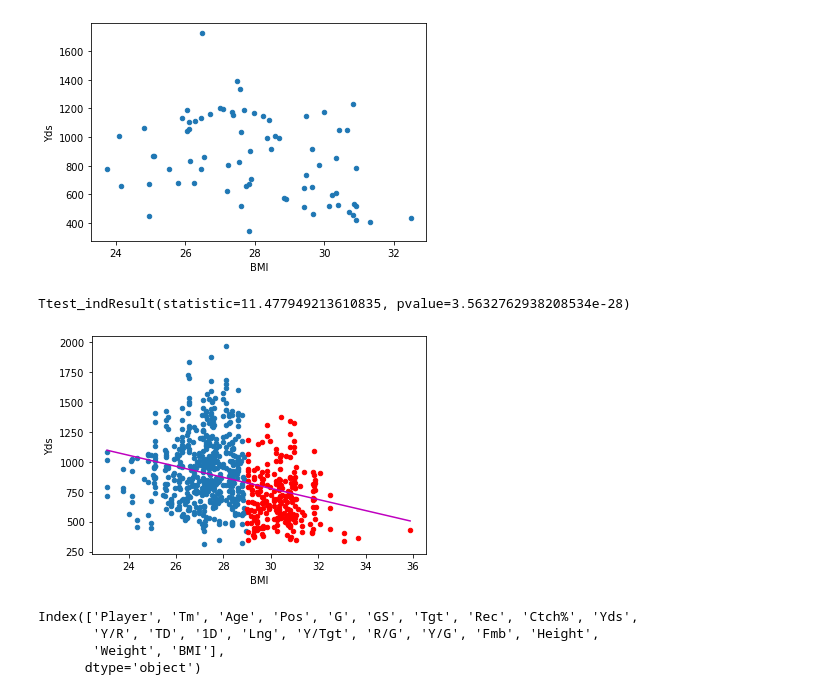
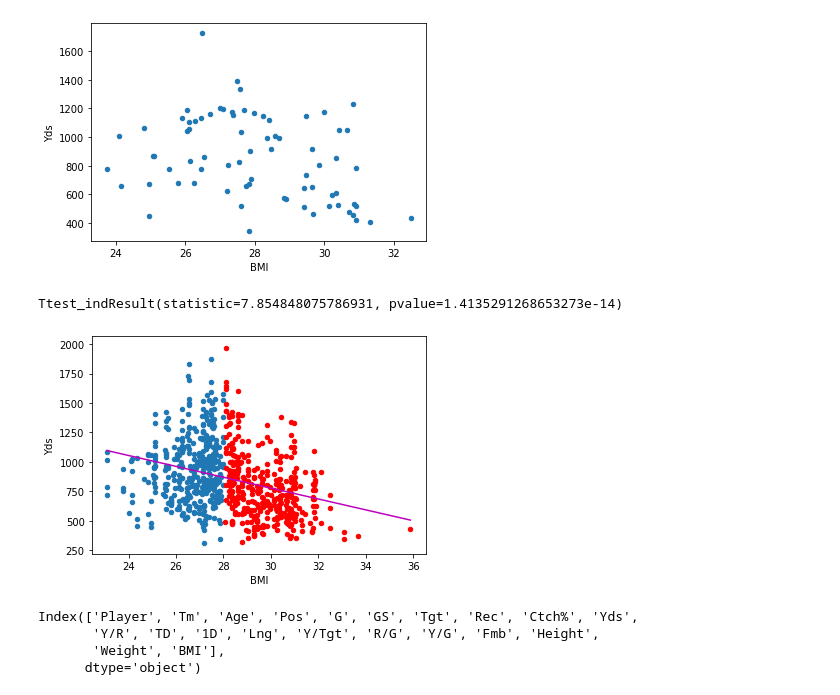
Before and after one commit to shaikh23/Nfl-Analysis, a Jupyter notebook: EDA_receiving_2.ipynb, the cells around one changed output. Saved outputs shown, nothing was run; the diff lists cells and outputs as text; code cells hidden in the pictures.

```diff
--- a/EDA_receiving_2.ipynb
+++ b/EDA_receiving_2.ipynb
@@ -202,19 +208,19 @@ receiving_2019.plot.scatter('BMI', 'Yds')
 [figure]
 # %%
 #past_decade.plot.scatter('BMI','Yds')
-cutoff = 29
+cutoff = 28
 ax = past_decade[past_decade.BMI<=cutoff].plot.scatter('BMI', 'Yds')
 past_decade[past_decade.BMI>cutoff].plot.scatter('BMI', 'Yds',ax=ax, c='r')
 m, b, _,_,_=stats.linregress(past_decade.BMI,past_decade.Yds)
 x=numpy.linspace(past_decade.BMI.min(),past_decade.BMI.max(),2)
 y=m*x +b
 ax.plot(x,y,c='m')
 low_bmi  = past_decade[past_decade.BMI<=cutoff]
 high_bmi = past_decade[past_decade.BMI>cutoff]
 stats.ttest_ind(low_bmi.Yds, high_bmi.Yds)
 # %% [output]
-Ttest_indResult(statistic=11.477949213610835, pvalue=3.5632762938208534e-28)
+Ttest_indResult(statistic=7.854848075786931, pvalue=1.4135291268653273e-14)
-[figure, old version]
+[figure, new version]
 # %%
 past_decade.columns
 # %% [output]
```
Also changed, not shown: parts of 12 cells of this notebook.
